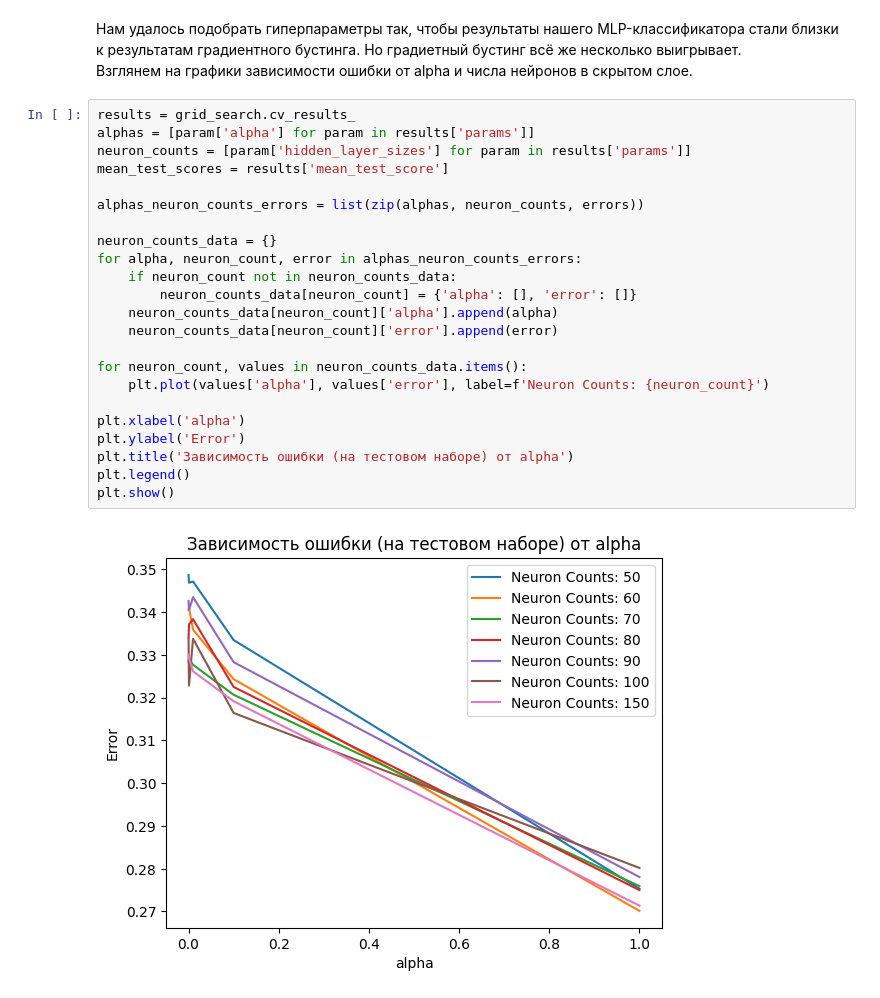
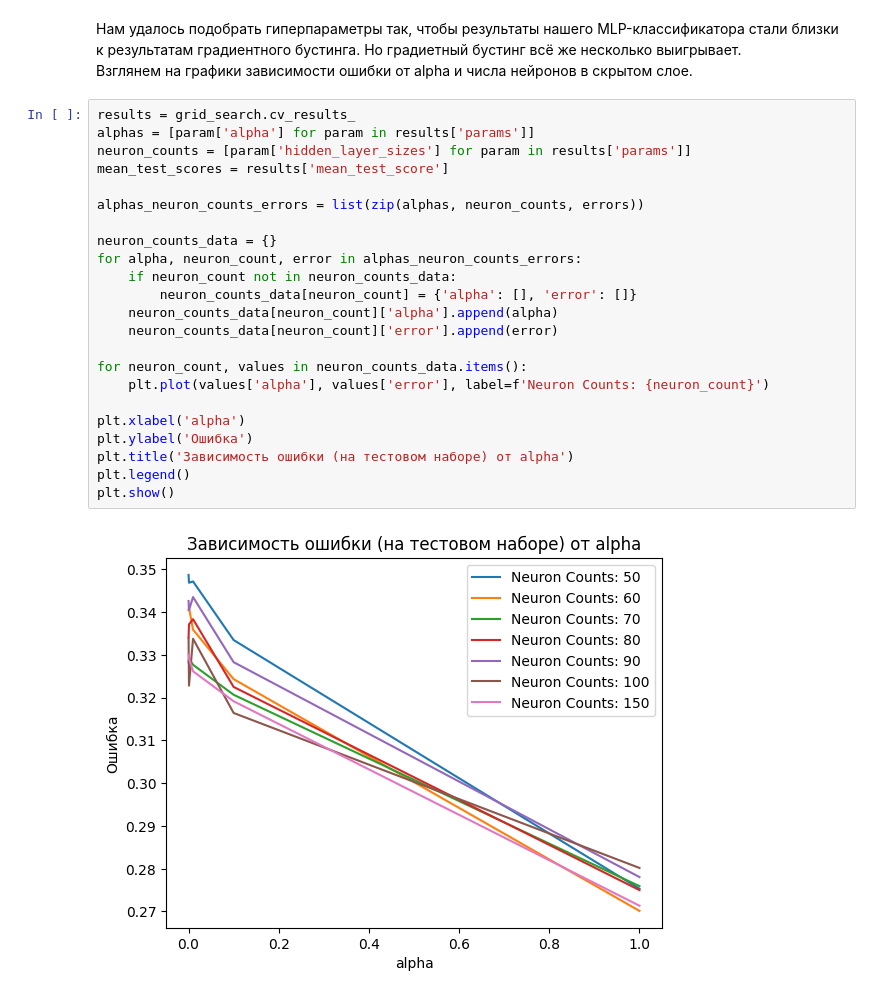
Before and after one commit to alexChurkin/MyML2023, a Jupyter notebook: Homework_6_2912.ipynb, the cells around one changed output. Cells and saved outputs as stored; diff of their text form.

```diff
--- a/Homework_6_2912.ipynb
+++ b/Homework_6_2912.ipynb
@@ -613,28 +613,28 @@ plt.show()
 # %%
 results = grid_search.cv_results_
 alphas = [param['alpha'] for param in results['params']]
 neuron_counts = [param['hidden_layer_sizes'] for param in results['params']]
 mean_test_scores = results['mean_test_score']
 
 alphas_neuron_counts_errors = list(zip(alphas, neuron_counts, errors))
 
 neuron_counts_data = {}
 for alpha, neuron_count, error in alphas_neuron_counts_errors:
     if neuron_count not in neuron_counts_data:
         neuron_counts_data[neuron_count] = {'alpha': [], 'error': []}
     neuron_counts_data[neuron_count]['alpha'].append(alpha)
     neuron_counts_data[neuron_count]['error'].append(error)
 
 for neuron_count, values in neuron_counts_data.items():
     plt.plot(values['alpha'], values['error'], label=f'Neuron Counts: {neuron_count}')
 
 plt.xlabel('alpha')
-plt.ylabel('Error')
+plt.ylabel('Ошибка')
 plt.title('Зависимость ошибки (на тестовом наборе) от alpha')
 plt.legend()
 plt.show()
 # %% [output]
-[figure, old version]
+[figure, new version]
 # %%
 alpha_data = {}
 for alpha, neuron_count, error in alphas_neuron_counts_errors:
```
Also changed, not shown: parts of 5 cells of this notebook.
